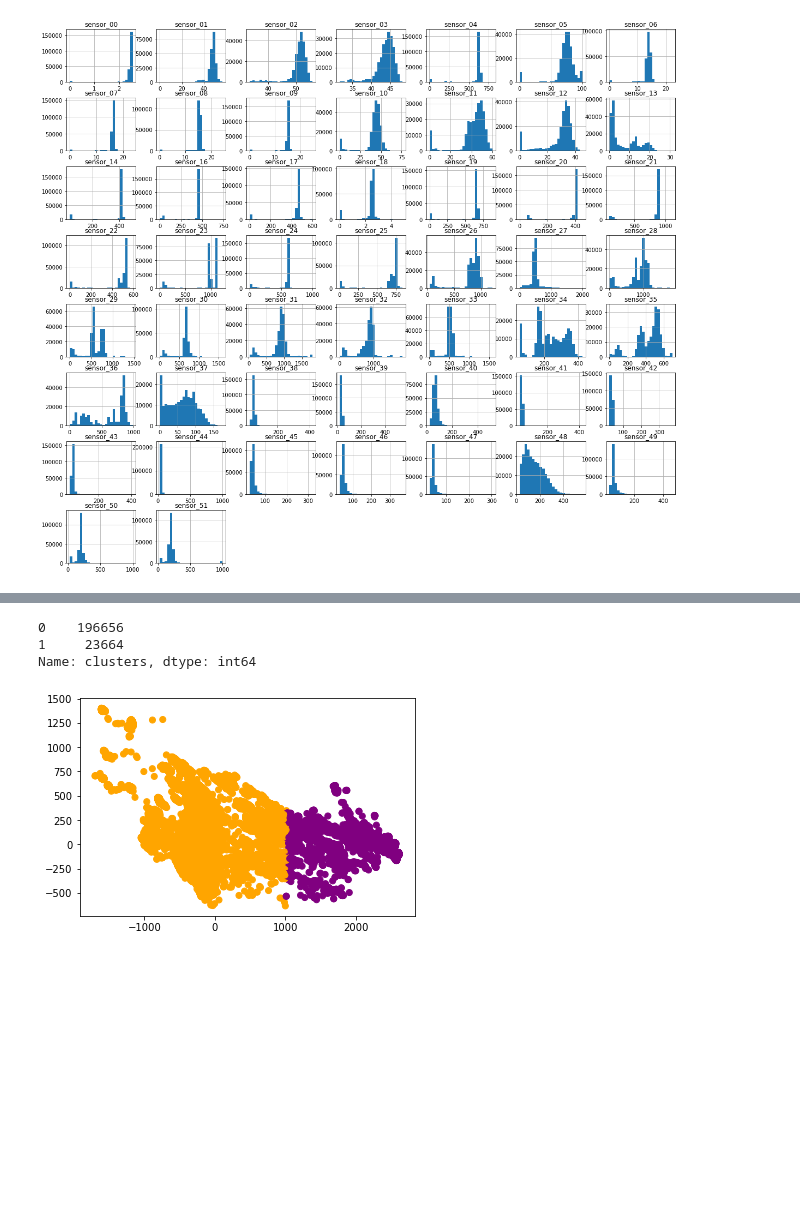
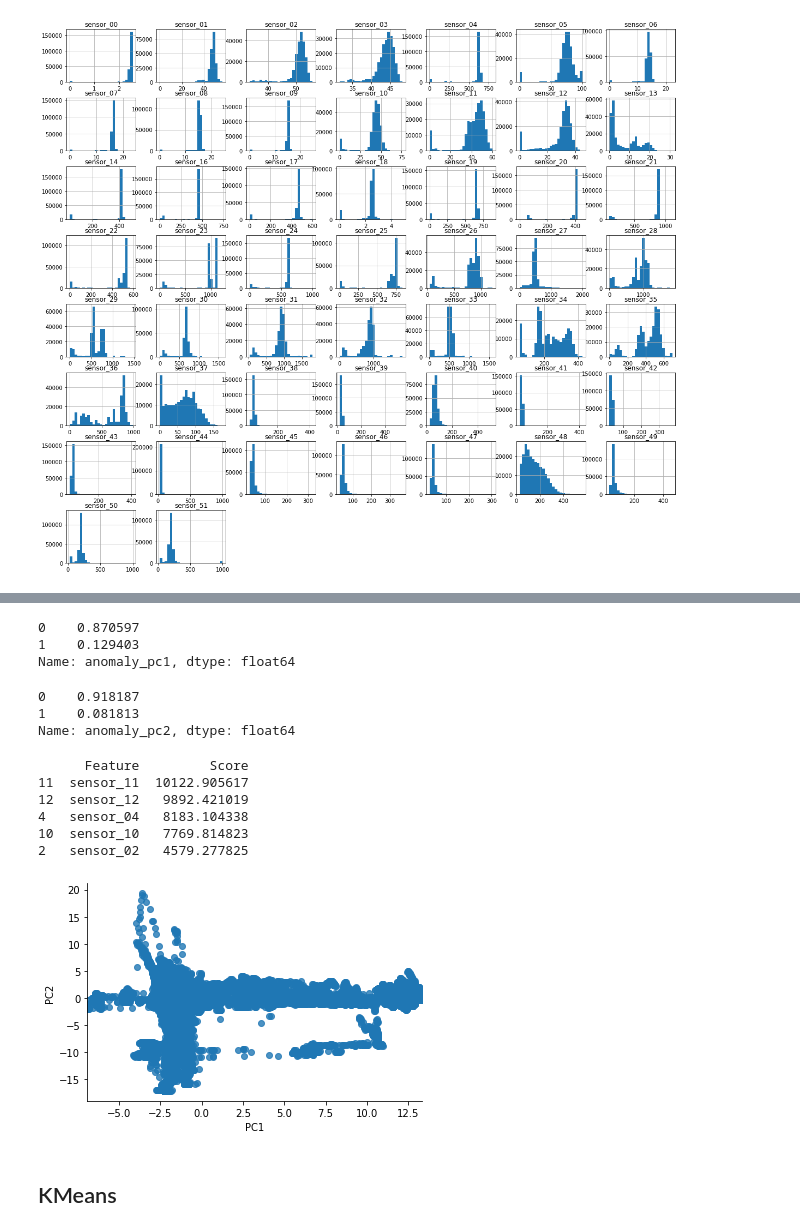
Before and after one commit to richasethi3/Anomaly_detection, a Jupyter notebook: Anomaly_detection.ipynb, the cells around one changed output, grey strips where cells are left out. Drawn from its saved outputs; the diff is of its cells as text; code cells hidden in the pictures; blank space fills up the shorter version.

```diff
--- a/Anomaly_detection.ipynb
+++ b/Anomaly_detection.ipynb
@@ -182,12 +195,11 @@ for col in df.columns:
 # %%
 from sklearn.preprocessing import StandardScaler
 scaler = StandardScaler()
-scaler.fit(df)
-scaled_data = scaler.transform(df)
+scaled = scaler.fit_transform(df)
+scaled_df = pd.DataFrame(scaled)
 # %%
 from sklearn.decomposition import PCA
 pca = PCA(n_components=2)
-principal_components = pca.fit_transform(df)
+principal_components = pca.fit_transform(scaled_df)
 # %%
-principal_df = pd.DataFrame(data = principal_components, columns = ['PC1', 'PC2'])
-principal_df.head()
+principal_df = pd.DataFrame(principal_components, columns = ['PC1', 'PC2'])
@@ -256,0 +246,12 @@ plot_pacf(PC2_diff, lags=20)
+# %%
+data['anomaly_pc1'].value_counts(normalize=True)
+# %% [output]
+0    0.870597
+1    0.129403
+Name: anomaly_pc1, dtype: float64
+# %%
+data['anomaly_pc2'].value_counts(normalize=True)
+# %% [output]
+0    0.918187
+1    0.081813
+Name: anomaly_pc2, dtype: float64
@@ -257,2 +268,22 @@ plot_pacf(PC2_diff, lags=20)
+# %%
+dfscores = pd.DataFrame(fit.scores_)
+dfcolumns = pd.DataFrame(X.columns)
+featureScores = pd.concat([dfcolumns, dfscores], axis=1)
+featureScores.columns = ['Feature', 'Score']
+print(featureScores.nlargest(5, 'Score'))
+# %% [output]
+      Feature         Score
+11  sensor_11  10122.905617
+12  sensor_12   9892.421019
+4   sensor_04   8183.104338
+10  sensor_10   7769.814823
+2   sensor_02   4579.277825
+# %%
+sns.regplot(x="PC1", y="PC2", data=principal_df)
+sns.despine();
+# %% [output]
+[figure, added]
+# %% [markdown]
+## KMeans
 # %%
 from sklearn.cluster import KMeans
@@ -264,12 +292,0 @@ data['clusters'] = clusters
-# %%
-data['clusters'].value_counts()
-# %% [output]
-0    196656
-1     23664
-Name: clusters, dtype: int64
-# %%
-colors = {0:'orange', 1:'purple'}
-plt.scatter(principal_df['PC1'], principal_df['PC2'], c=data['clusters'].apply(lambda x: colors[x]))
-plt.show()
-# %% [output]
-[figure, removed]
```
Also changed, not shown: parts of 84 cells of this notebook.
